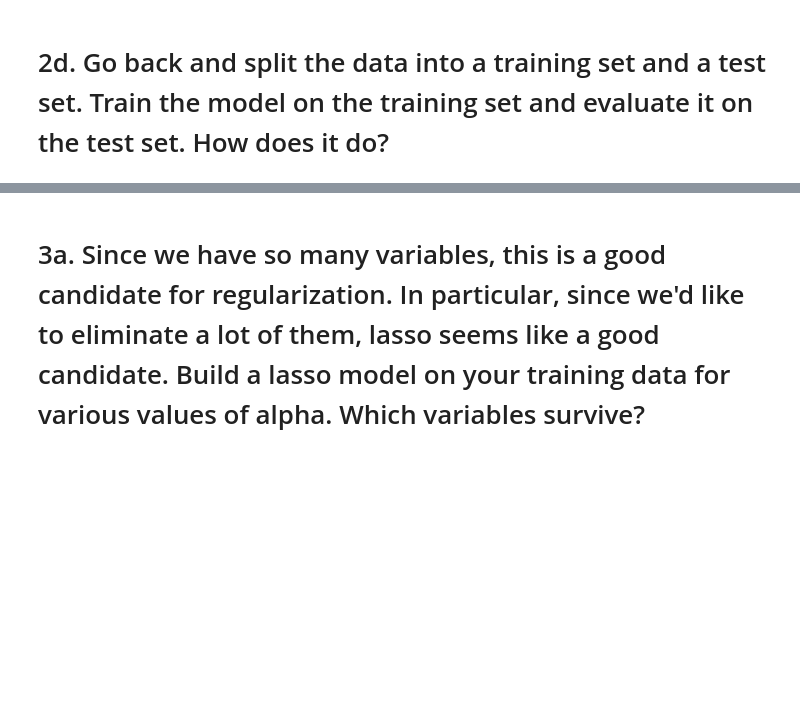
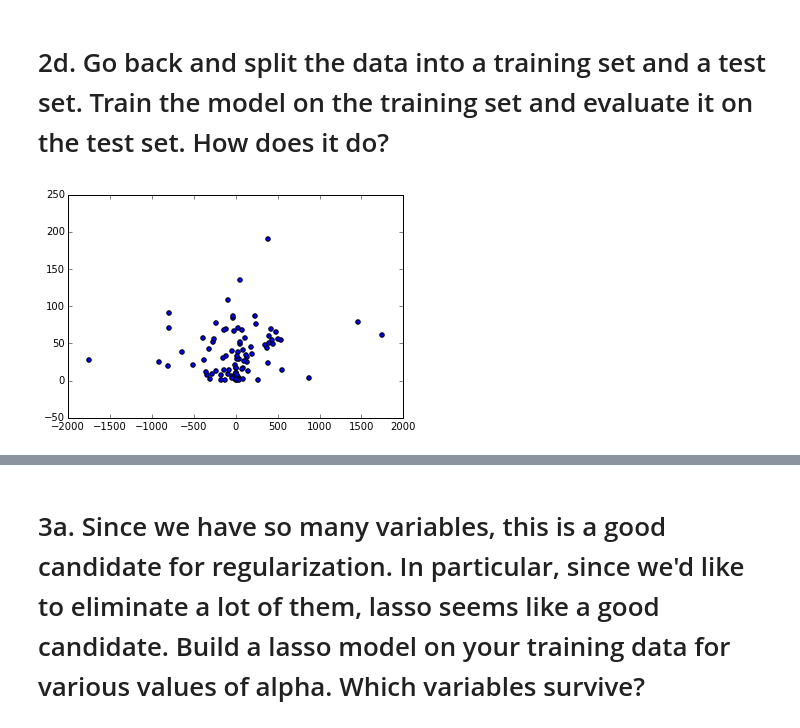
Before and after one commit to tlake/bikeshare, a Jupyter notebook: bikeshare_step3.ipynb, the cells around one changed output, grey strips where cells are left out. Saved outputs shown, nothing was run; the diff lists cells and outputs as text; code cells hidden in the pictures; blank space fills up the shorter version.

Commit message:
train model on training set and evaluate on test set

```diff
--- a/bikeshare_step3.ipynb
+++ b/bikeshare_step3.ipynb
@@ -157,0 +151,21 @@ del test_data['riders']
+# %%
+# split data into two parts
+
+from sklearn.cross_validation import train_test_split
+
+x_train, x_test, y_train, y_test = train_test_split(x, y, test_size=0.5)
+
+# create the model
+model = LinearRegression()
+
+# train the model using inputs and known outputs from the training set
+model.fit(x_train, y_train)
+
+# create predictions from new data
+predictions = model.predict(x_test)
+
+# see how we did
+plt.scatter(predictions, y_test)
+plt.show()
+# %% [output]
+[figure, added]
```
Also changed, not shown: parts of 3 cells of this notebook.
